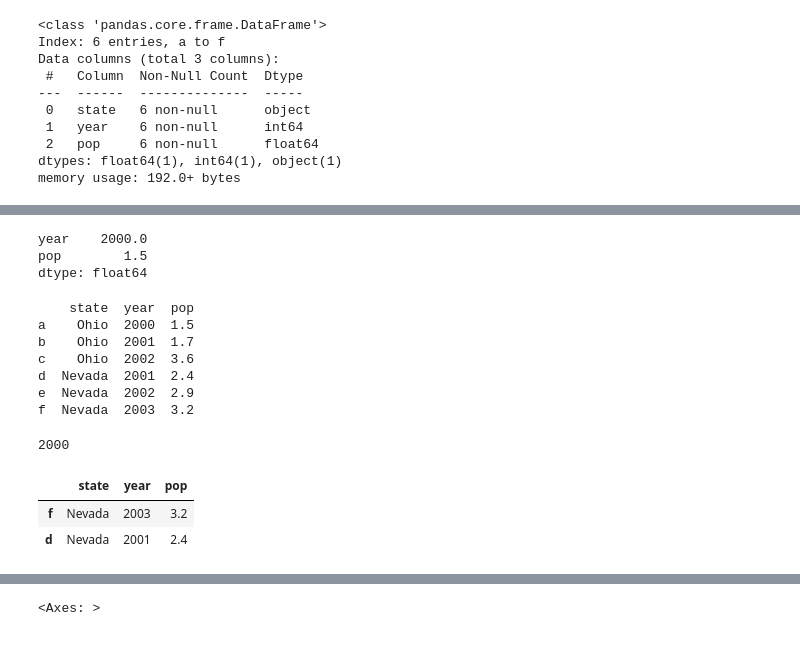
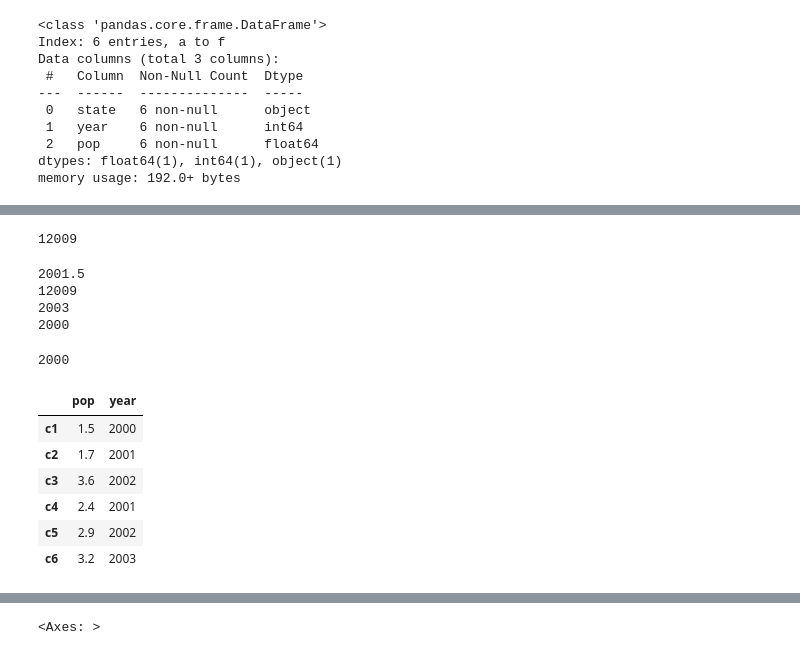
Before and after one commit to novoodi/python_basic_2, a Jupyter notebook: ch05_update_class.ipynb, the cells around one changed output, grey strips where cells are left out. Cells and saved outputs as stored; diff of their text form; code cells hidden in the pictures.

```diff
--- a/ch05_update_class.ipynb
+++ b/ch05_update_class.ipynb
@@ -648,6 +745,7 @@ data = {"state": ["Ohio", "Ohio", "Ohio", "Nevada", "Nevada", "Nevada"], # 시
         "year": [2000, 2001, 2002, 2001, 2002, 2003],
         "pop": [1.5, 1.7, 3.6, 2.4, 2.9, 3.2]}
 frame = pd.DataFrame(data)
+frame.index = ['c1','c2','c3','c4','c5','c6']
 frame
 # %% [output]
 |  | state | year | pop |
@@ -798,35 +926,37 @@ frame.describe() # 통계 정보
 # %%
 # 3. 통계함수 (mean(), sum(), max(), min(),quantile()...)
 frame[['year','pop']].mean() # 두개 이상이면 시리즈 값으로 저장 -> []안에 넣는 다는 의미
-frame[['year','pop']].sum()
-frame[['year','pop']].max()
-frame[['year','pop']].min()  #-> 결과 값 확인해보기 type
+frame['year'].sum() # 한개의 경우 이상이 없는 것을 확인 할 수 있음
+# frame[['year','pop']].max()
+# frame[['year','pop']].min()  #-> 결과 값 확인해보기 type
 # %% [output]
-year    2000.0
-pop        1.5
-dtype: float64
+12009
 # %%
-print(frame)
+print(frame['year'].mean())
+print(frame['year'].sum())
+print(frame['year'].max())
+print(frame['year'].min())
+
 frame['year'].mean() # 컬럼에 있는 즉, year에 있는 모든 값을 의미함
 frame['year'].sum() # year
 frame['year'].max()
 frame['year'].min()
 # %% [output]
-    state  year  pop
-a    Ohio  2000  1.5
-b    Ohio  2001  1.7
-c    Ohio  2002  3.6
-d  Nevada  2001  2.4
-e  Nevada  2002  2.9
-f  Nevada  2003  3.2
+2001.5
+12009
+2003
+2000
 2000
 # %%
-# 4. sample(개수, axis) : 전체 데이터의 일부 데이머를 랜덤으로 선택
-frame.sample(2, axis = 0)
-#frame.sample(2, axis = 1)
+# 4. sample(개수, axis) : 전체 데이터의 일부 데이터를 랜덤으로 선택
+frame.sample(2, axis = 1)
 # %% [output]
-|  | state | year | pop |
-| f | Nevada | 2003 | 3.2 |
-| d | Nevada | 2001 | 2.4 |
+|  | pop | year |
+| c1 | 1.5 | 2000 |
+| c2 | 1.7 | 2001 |
+| c3 | 3.6 | 2002 |
+| c4 | 2.4 | 2001 |
+| c5 | 2.9 | 2002 |
+| c6 | 3.2 | 2003 |
 # %%
 # 5.head(x), tail(x) - 맨 앞 혹은 맨 뒤 x 개의 데이터 출력
```
Also changed, not shown: parts of 68 cells of this notebook, 1 other file.
